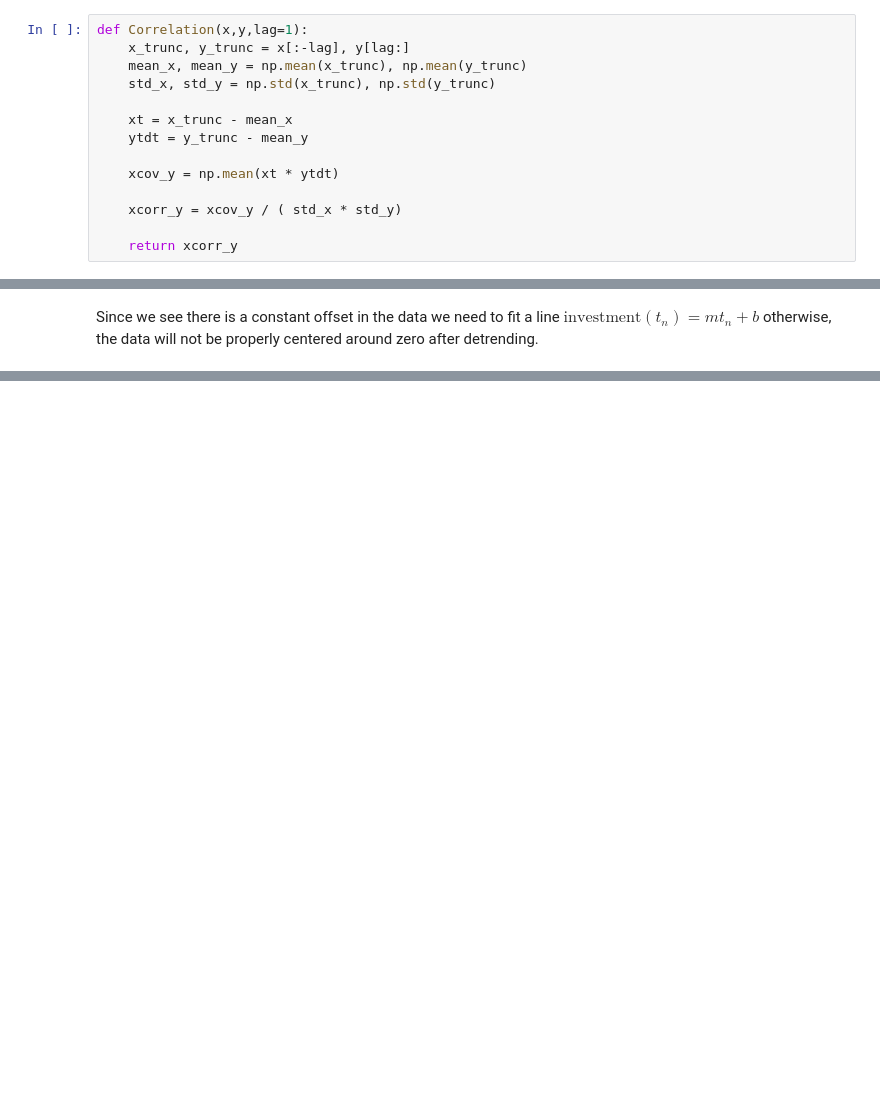
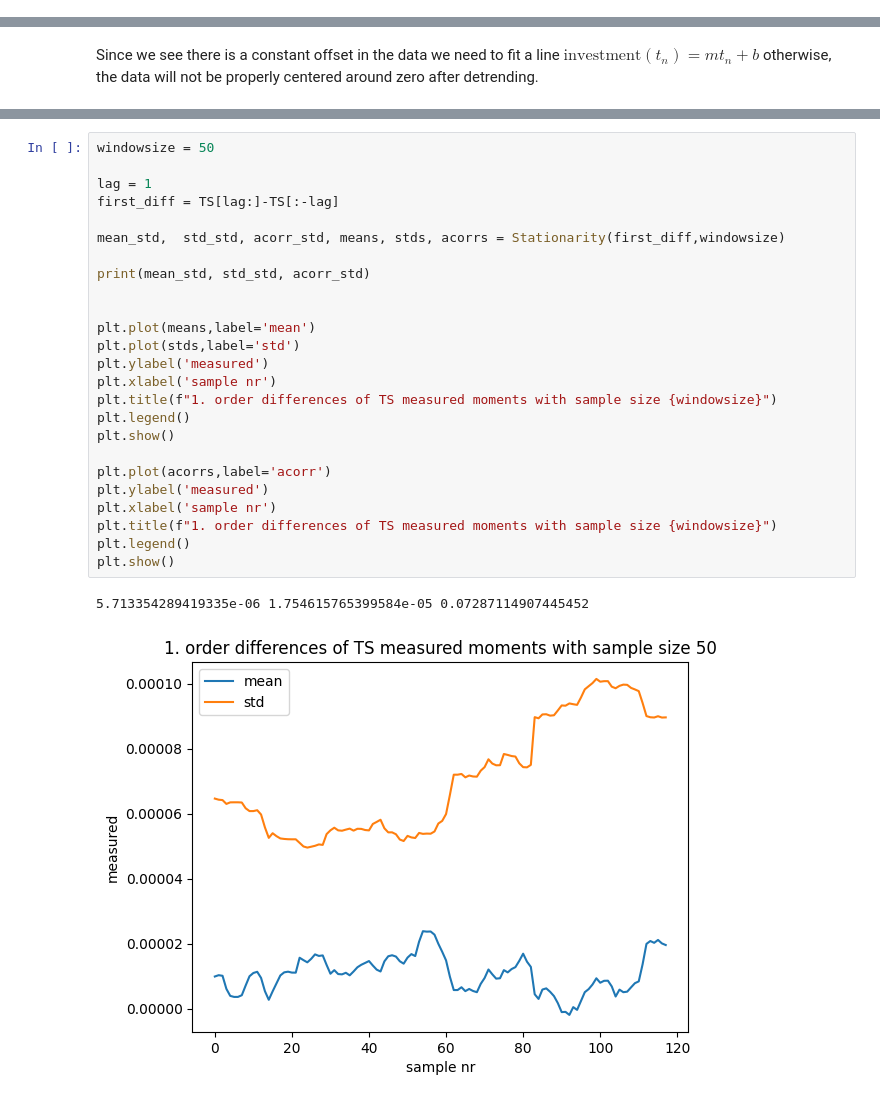
Before and after one commit to Sam-RvandV/TSM_SS2025, a Jupyter notebook: exercises/ex1/Rouppe-Sange-sheet01.ipynb, the cells around one changed output, grey strips where cells are left out. Cells and saved outputs as stored; diff of their text form; blank space fills up the shorter version.

```diff
--- a/exercises/ex1/Rouppe-Sange-sheet01.ipynb
+++ b/exercises/ex1/Rouppe-Sange-sheet01.ipynb
@@ -105,16 +142,2 @@ class Data:
 
         return ax
-# %%
-def Correlation(x,y,lag=1):
-    x_trunc, y_trunc = x[:-lag], y[lag:]
-    mean_x, mean_y = np.mean(x_trunc), np.mean(y_trunc)
-    std_x, std_y = np.std(x_trunc), np.std(y_trunc)
-
-    xt = x_trunc - mean_x
-    ytdt = y_trunc - mean_y
-
-    xcov_y = np.mean(xt * ytdt)
-
-    xcorr_y = xcov_y / ( std_x * std_y)
-
-    return xcorr_y
@@ -242,0 +332,28 @@ In words the entire probability distribution should be constant in time.
+# %%
+windowsize = 50
+
+lag = 1
+first_diff = TS[lag:]-TS[:-lag]
+
+mean_std,  std_std, acorr_std, means, stds, acorrs = Stationarity(first_diff,windowsize)
+
+print(mean_std, std_std, acorr_std)
+
+
+plt.plot(means,label='mean')
+plt.plot(stds,label='std')
+plt.ylabel('measured')
+plt.xlabel('sample nr')
+plt.title(f"1. order differences of TS measured moments with sample size {windowsize}")
+plt.legend()
+plt.show()
+
+plt.plot(acorrs,label='acorr')
+plt.ylabel('measured')
+plt.xlabel('sample nr')
+plt.title(f"1. order differences of TS measured moments with sample size {windowsize}")
+plt.legend()
+plt.show()
+# %% [output]
+5.713354289419335e-06 1.754615765399584e-05 0.07287114907445452
+[figure, added]
```
Also changed, not shown: parts of 12 cells of this notebook.
